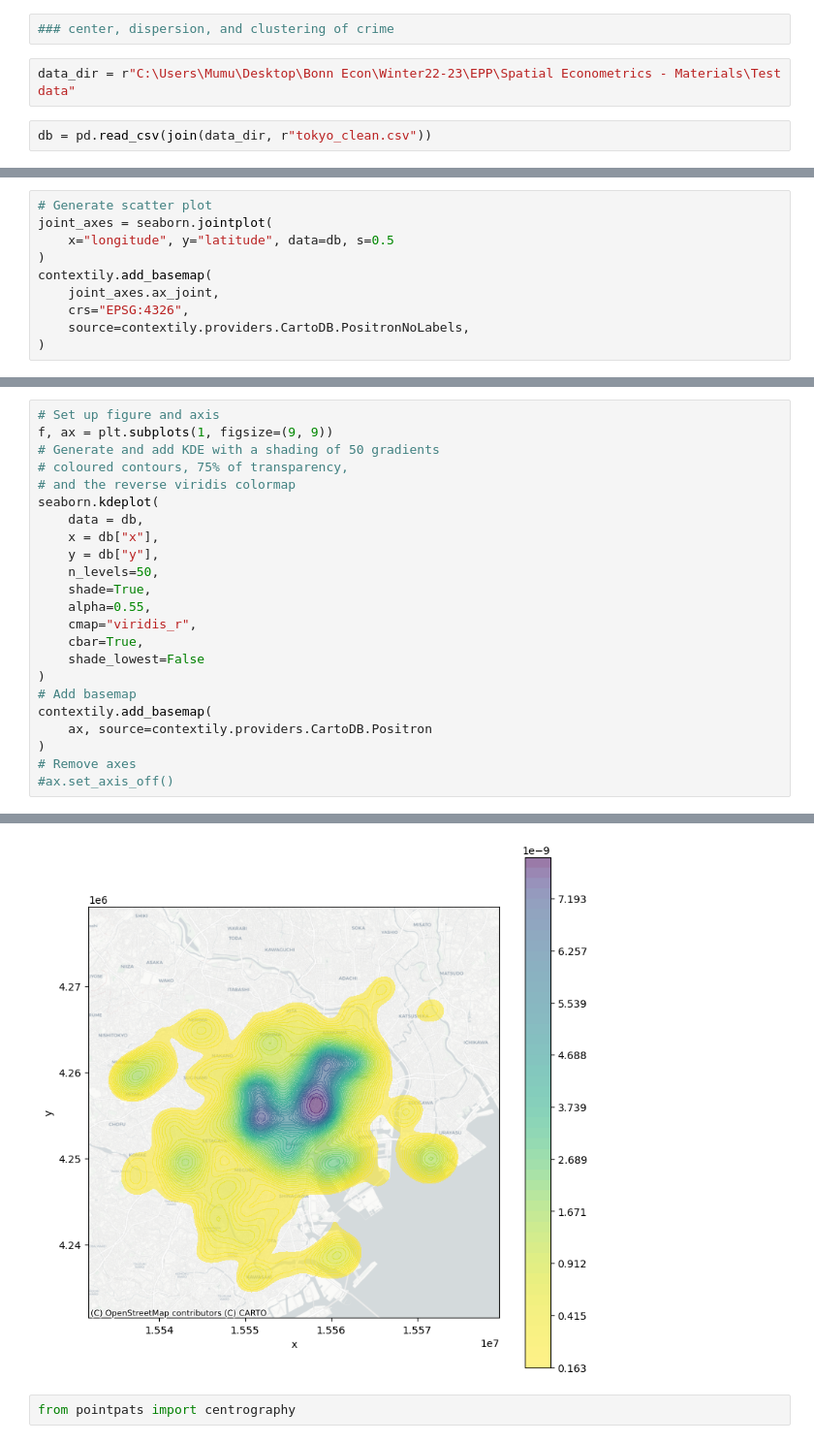
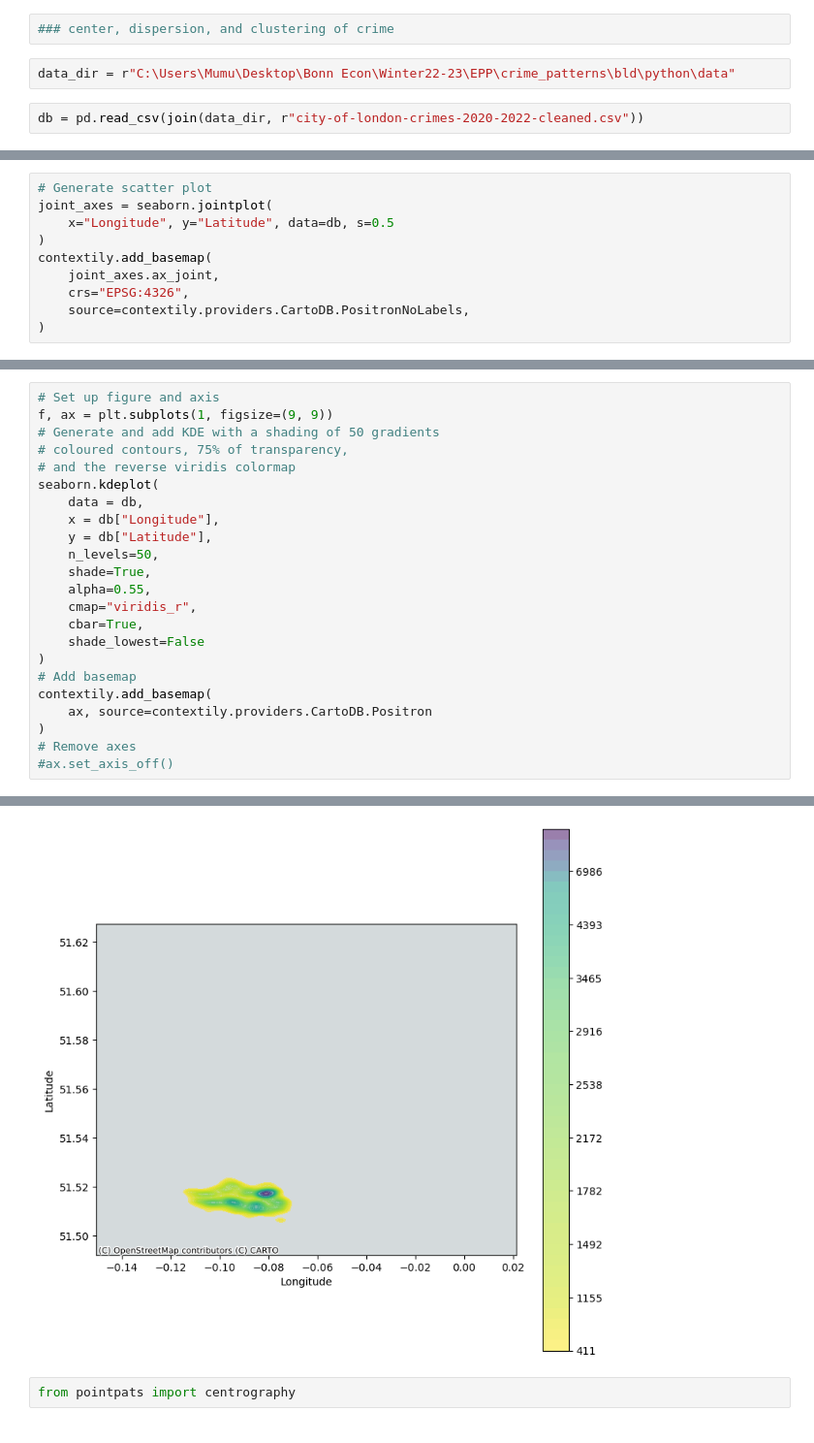
Before and after one commit to mushtary-mumu/crime_patterns, a Jupyter notebook: src/notebooks/point_pattern_analysis.ipynb, the cells around one changed output, grey strips where cells are left out. Shown at 97% size. Saved outputs shown, nothing was run; the diff lists cells and outputs as text.

```diff
--- a/src/notebooks/point_pattern_analysis.ipynb
+++ b/src/notebooks/point_pattern_analysis.ipynb
@@ -11,9 +14,9 @@ from os.path import join
 # %%
 ### center, dispersion, and clustering of crime
 # %%
-data_dir = r"C:\Users\Mumu\Desktop\Bonn Econ\Winter22-23\EPP\Spatial Econometrics - Materials\Test data"
+data_dir = r"C:\Users\Mumu\Desktop\Bonn Econ\Winter22-23\EPP\crime_patterns\bld\python\data"
 # %%
-db = pd.read_csv(join(data_dir, r"tokyo_clean.csv"))
+db = pd.read_csv(join(data_dir, r"city-of-london-crimes-2020-2022-cleaned.csv"))
 # %%
 db.head()
 # %% [output]
@@ -49,7 +53,7 @@ seaborn.jointplot(x="longitude", y="latitude", data=db, s=0.5)
 # %%
 # Generate scatter plot
 joint_axes = seaborn.jointplot(
-    x="longitude", y="latitude", data=db, s=0.5
+    x="Longitude", y="Latitude", data=db, s=0.5
 )
 contextily.add_basemap(
     joint_axes.ax_joint,
@@ -62,36 +66,36 @@ contextily.add_basemap(
 # Set up figure and axis
 f, ax = plt.subplots(1, figsize=(9, 9))
 # Generate and add KDE with a shading of 50 gradients
 # coloured contours, 75% of transparency,
 # and the reverse viridis colormap
 seaborn.kdeplot(
     data = db,
-    x = db["x"],
-    y = db["y"],
+    x = db["Longitude"],
+    y = db["Latitude"],
     n_levels=50,
     shade=True,
     alpha=0.55,
     cmap="viridis_r",
     cbar=True,
     shade_lowest=False
 )
 # Add basemap
 contextily.add_basemap(
     ax, source=contextily.providers.CartoDB.Positron
 )
 # Remove axes
 #ax.set_axis_off()
 # %% [output]
 `shade_lowest` has been replaced by `thresh`; setting `thresh=0.05.
 This will become an error in seaborn v0.13.0; please update your code.
 
   seaborn.kdeplot(
 
 `shade` is now deprecated in favor of `fill`; setting `fill=True`.
 This will become an error in seaborn v0.14.0; please update your code.
 
   seaborn.kdeplot(
-[figure, old version]
+[figure, new version]
 # %%
 from pointpats import centrography
 # %%
```
Also changed, not shown: parts of 5 cells of this notebook, 2 other files.
